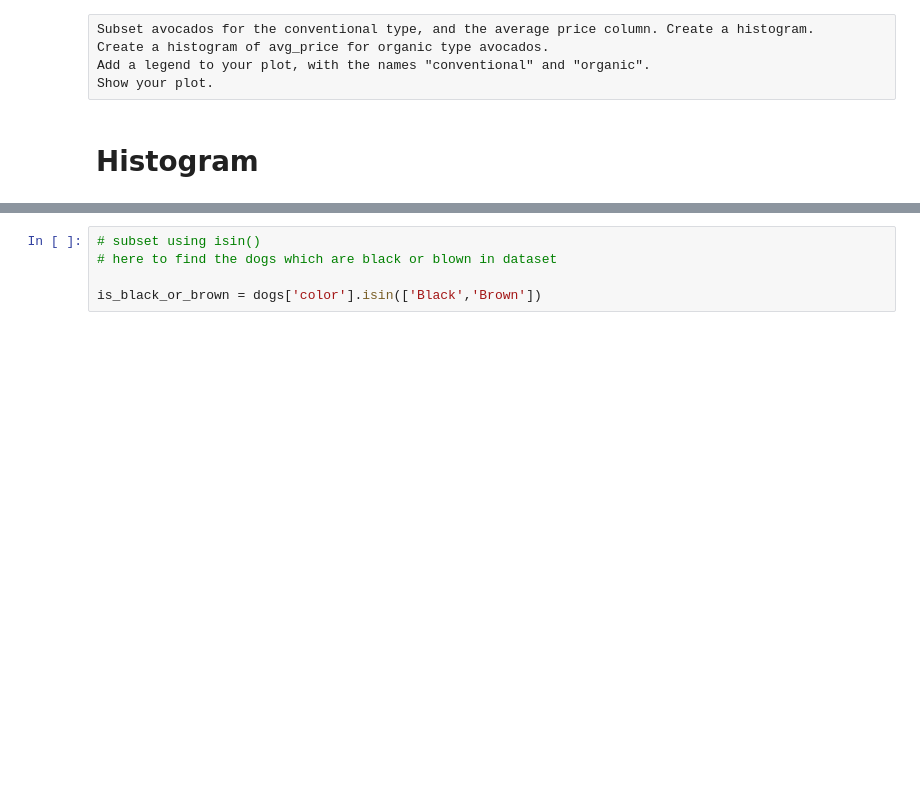
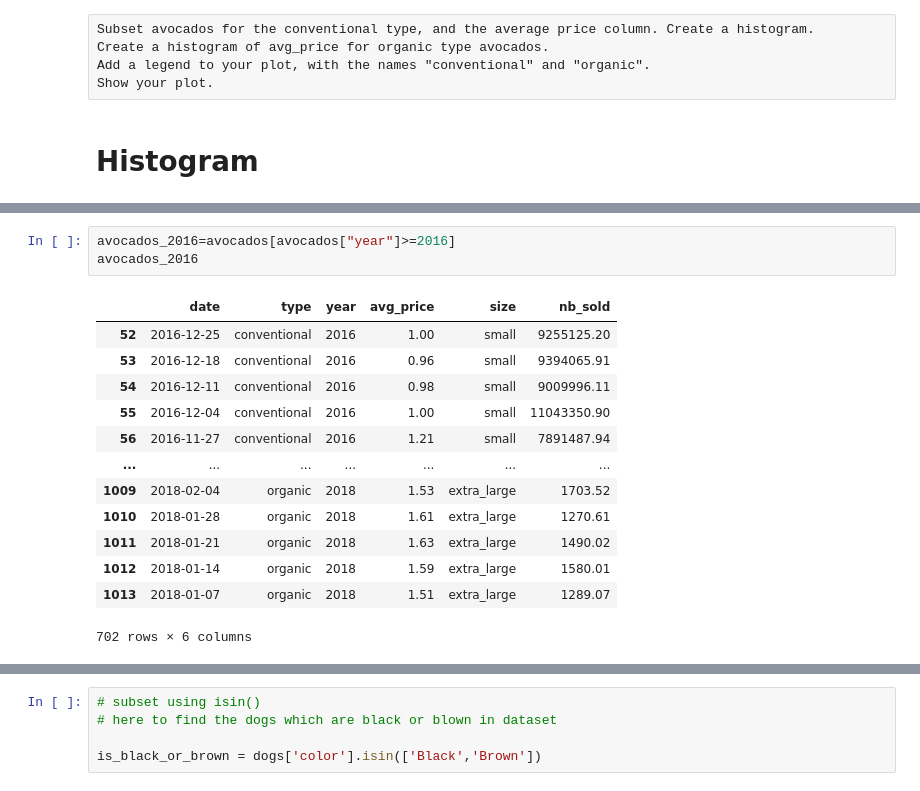
Before and after one commit to albertNSBM/Pandas_revision, a Jupyter notebook: Pandas_revision.ipynb, the cells around one changed output, grey strips where cells are left out. Saved outputs shown, nothing was run; the diff lists cells and outputs as text; blank space fills up the shorter version.

```diff
--- a/Pandas_revision.ipynb
+++ b/Pandas_revision.ipynb
@@ -1107,0 +1122,17 @@ plt.legend(['Convetional','Organic'])
+# %%
+avocados_2016=avocados[avocados["year"]>=2016]
+avocados_2016
+# %% [output]
+|  | date | type | year | avg_price | size | nb_sold |
+| 52 | 2016-12-25 | conventional | 2016 | 1.00 | small | 9255125.20 |
+| 53 | 2016-12-18 | conventional | 2016 | 0.96 | small | 9394065.91 |
+| 54 | 2016-12-11 | conventional | 2016 | 0.98 | small | 9009996.11 |
+| 55 | 2016-12-04 | conventional | 2016 | 1.00 | small | 11043350.90 |
+| 56 | 2016-11-27 | conventional | 2016 | 1.21 | small | 7891487.94 |
+| ... | ... | ... | ... | ... | ... | ... |
+| 1009 | 2018-02-04 | organic | 2018 | 1.53 | extra_large | 1703.52 |
+| 1010 | 2018-01-28 | organic | 2018 | 1.61 | extra_large | 1270.61 |
+| 1011 | 2018-01-21 | organic | 2018 | 1.63 | extra_large | 1490.02 |
+| 1012 | 2018-01-14 | organic | 2018 | 1.59 | extra_large | 1580.01 |
+| 1013 | 2018-01-07 | organic | 2018 | 1.51 | extra_large | 1289.07 |
+702 rows × 6 columns
```
Also changed, not shown: parts of 5 cells of this notebook.
